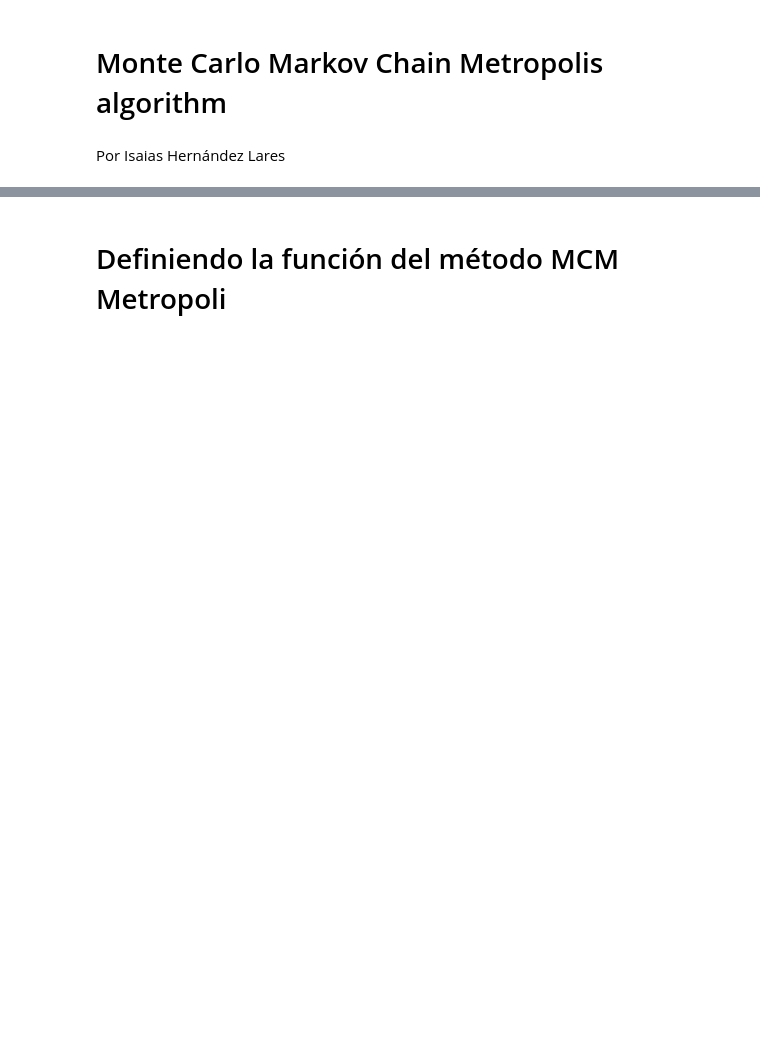
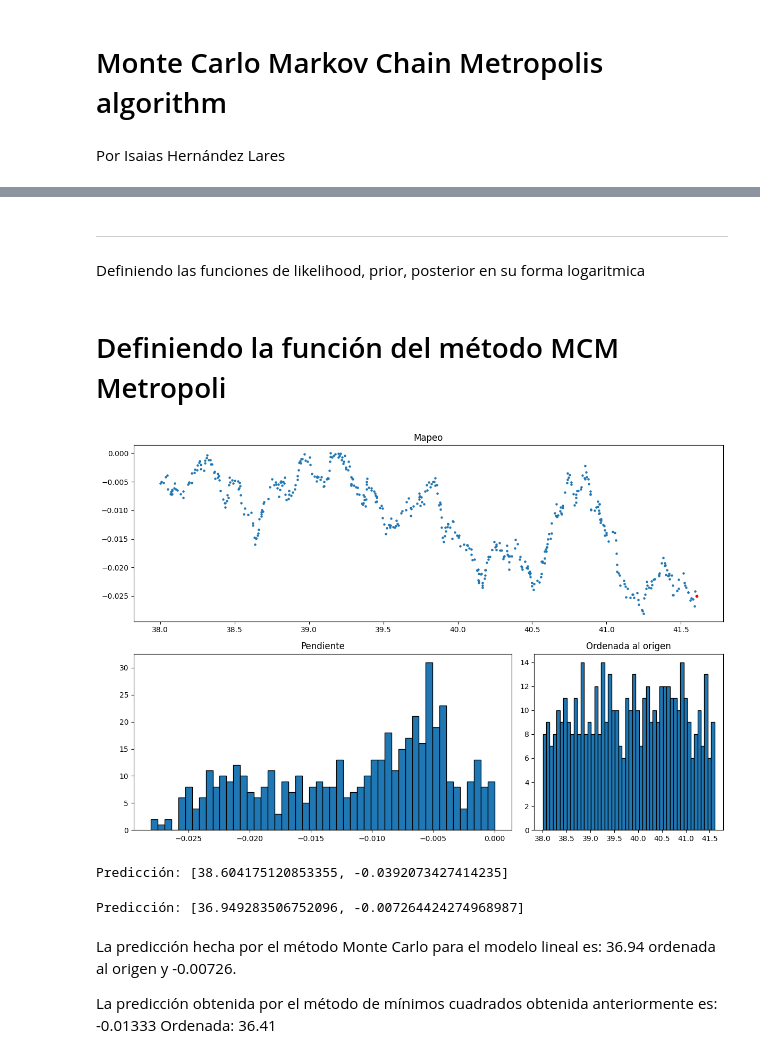
Before and after one commit to DCI-alxogm/ml2023-Isaias-Hernandez, a Jupyter notebook: Sep29-30/MCMC_Metropoli_30_08_23.ipynb, the cells around one changed output, grey strips where cells are left out. Cells and saved outputs as stored; diff of their text form; code cells hidden in the pictures; blank space fills up the shorter version.

```diff
--- a/Sep29-30/MCMC_Metropoli_30_08_23.ipynb
+++ b/Sep29-30/MCMC_Metropoli_30_08_23.ipynb
@@ -15,3 +30,6 @@ datos_y = datos[:, 1]
 datos_x_norm = (datos_x - np.mean(datos_x))/(np.std(datos_x))
 datos_y_norm = (datos_y - np.mean(datos_y))/(np.std(datos_y))
+# %% [markdown]
+-----------------------------------
+Definiendo las funciones de likelihood, prior, posterior en su forma logaritmica
 # %%
@@ -83,8 +101,65 @@ def Metropoli(x, y, iteraciones, modelo, theta_min, theta_max, Log_Likelihood, L
 # %%
 #Definiendo variables
-theta_min = [0, -10]
-theta_max = [500, 0]
+theta_inicial = [38, -0.005]
+theta_min = [30, -1]
+theta_max = [42, 0]
+iteraciones = 1000
+sigma_ordenada = 0.01
+sigma_pendiente = 0.001
 
-thetas_buenos = Metropoli(datos_x_norm, datos_y_norm, 1000, Modelo, theta_min, theta_max, Log_Likelihood, Log_Prior, Log_Posterior)
-resultados = np.array(thetas_buenos)
-plt.scatter(resultados[:, 0], resultados[:,1])
+resultados = Metropoli(datos_x_norm, datos_y_norm, iteraciones, Modelo, theta_inicial, theta_min, theta_max, sigma_pendiente, sigma_ordenada, Log_Likelihood, Log_Prior, Log_Posterior)
+# %%
+fig = plt.figure(figsize=(12, 8))
+gs = GridSpec(2, 2, width_ratios=[2, 1], height_ratios=[1, 1])
+
+# Subplot superior
+ax1 = plt.subplot(gs[0, :])  # Toma todo el ancho
+ax1.scatter(resultados[:, 0], resultados[:,1], 5, alpha=1)
+ax1.scatter(resultados[:, 0][-1], resultados[:, 1][-1], 10, "r")
+ax1.set_title('Mapeo')
+
+# Subplots inferiores
+ax2 = plt.subplot(gs[1, 0])
+ax2.hist(resultados[:,1], bins=50, edgecolor='black')
+ax2.set_title('Pendiente')
+
+ax3 = plt.subplot(gs[1, 1])
+ax3.hist(resultados[:,0], bins=50, edgecolor='black')
+ax3.set_title('Ordenada al origen')
+
+plt.tight_layout()
+plt.show()
+# %% [output]
+[figure, added]
+# %%
+prediccion = []
+
+counts, bins = np.histogram(resultados[:, 0], bins=20)
+mean_value = np.sum(bins[:-1] * counts) / np.sum(counts)
+prediccion.append(mean_value)
+
+counts, bins = np.histogram(resultados[:, 1], bins=20)
+mean_value = np.sum(bins[:-1] * counts) / np.sum(counts)
+prediccion.append(mean_value)
+
+print("Predicción:", prediccion)
+# %% [output]
+Predicción: [38.604175120853355, -0.0392073427414235]
+# %%
+prediccion = []
+
+counts, bins = np.histogram(resultados[:, 0], bins=20)
+mean_value = np.sum(bins[:-1] * counts) / np.sum(counts)
+prediccion.append(mean_value)
+
+counts, bins = np.histogram(resultados[:, 1], bins=20)
+mean_value = np.sum(bins[:-1] * counts) / np.sum(counts)
+prediccion.append(mean_value)
+
+print("Predicción:", prediccion)
+# %% [output]
+Predicción: [36.949283506752096, -0.007264424274968987]
+# %% [markdown]
+La predicción hecha por el método Monte Carlo para el modelo lineal es: 36.94 ordenada al origen y -0.00726.
+
+La predicción obtenida por el método de mínimos cuadrados obtenida anteriormente es: -0.01333 Ordenada:  36.41
```
Also changed, not shown: parts of 5 cells of this notebook.
